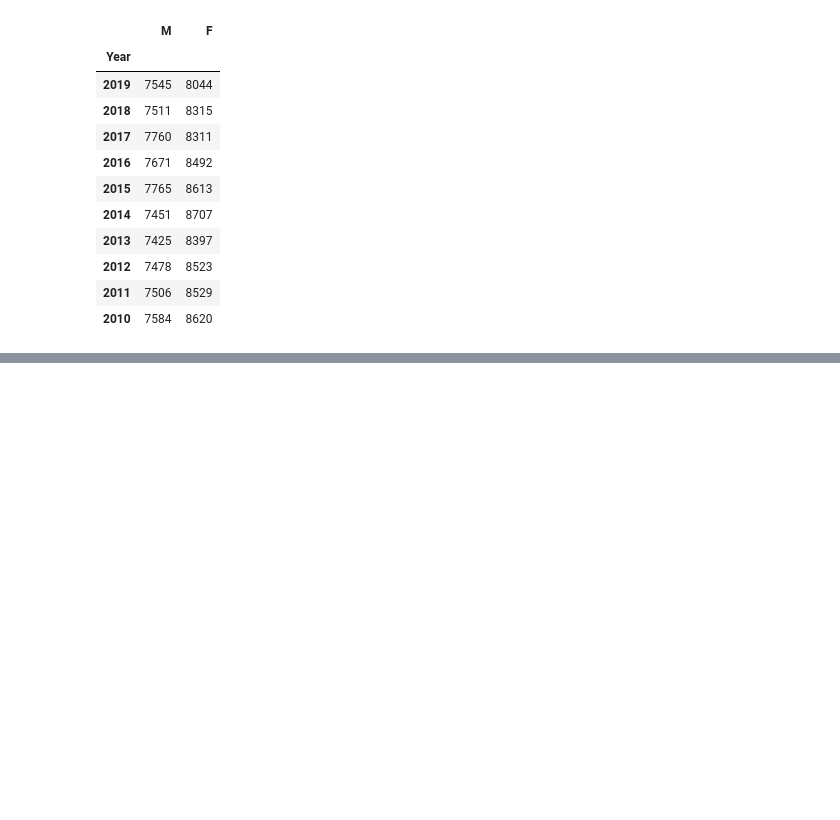
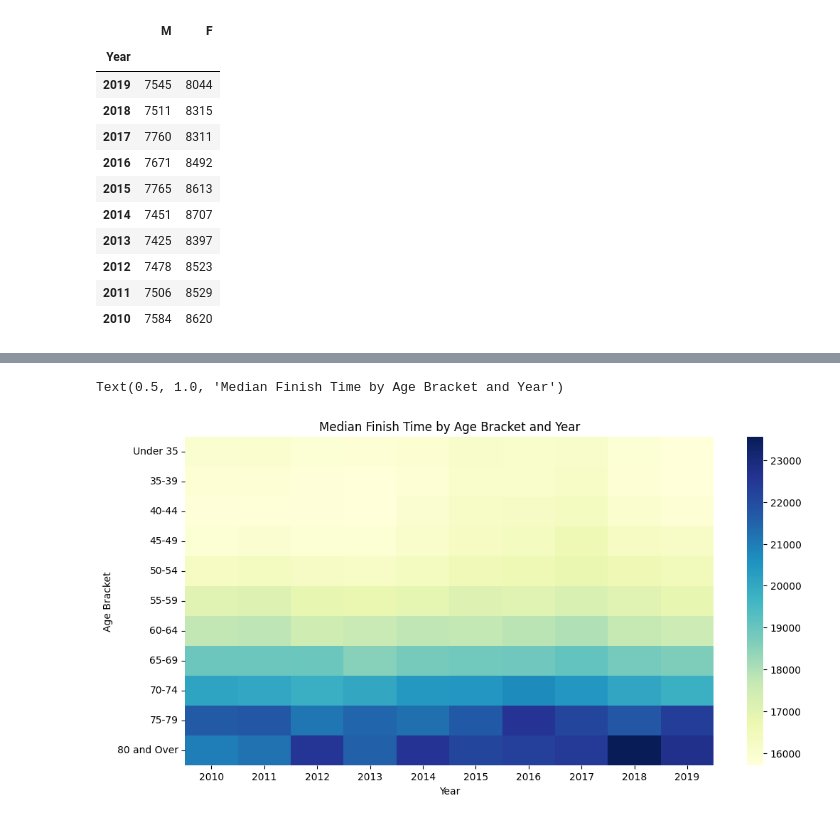
Before and after one commit to vitistatyagi/Marathon_EDA, a Jupyter notebook: marathon.ipynb, the cells around one changed output, grey strips where cells are left out. Saved outputs shown, nothing was run; the diff lists cells and outputs as text; code cells hidden in the pictures; blank space fills up the shorter version.

Commit message:
updated readme and performed some age bracket analysis

```diff
--- a/marathon.ipynb
+++ b/marathon.ipynb
@@ -225,0 +242,6 @@ yearly.sort_values(by='Year', ascending=False)
+# %%
+from numpy import median
+
+df['Age Bracket']= pd.Categorical(df['Age Bracket'], categories=['Under 35', '35-39', '40-44', '45-49', '50-54', '55-59', '60-64', '65-69', '70-74', '75-79', '80 and Over'], ordered=True)
+pt= pd.pivot_table(df, values='Finish', index='Age Bracket', columns='Year', aggfunc=median, fill_value=0)
+pt
@@ -225,0 +262,9 @@ yearly.sort_values(by='Year', ascending=False)
+# %%
+import seaborn as sns
+
+plt.figure(figsize=(12,6))
+sns.heatmap(pt, annot=False, fmt='.0f', cmap='YlGnBu')
+plt.title('Median Finish Time by Age Bracket and Year')
+# %% [output]
+Text(0.5, 1.0, 'Median Finish Time by Age Bracket and Year')
+[figure, added]
```
Also changed, not shown: parts of 4 cells of this notebook, 1 other file.
